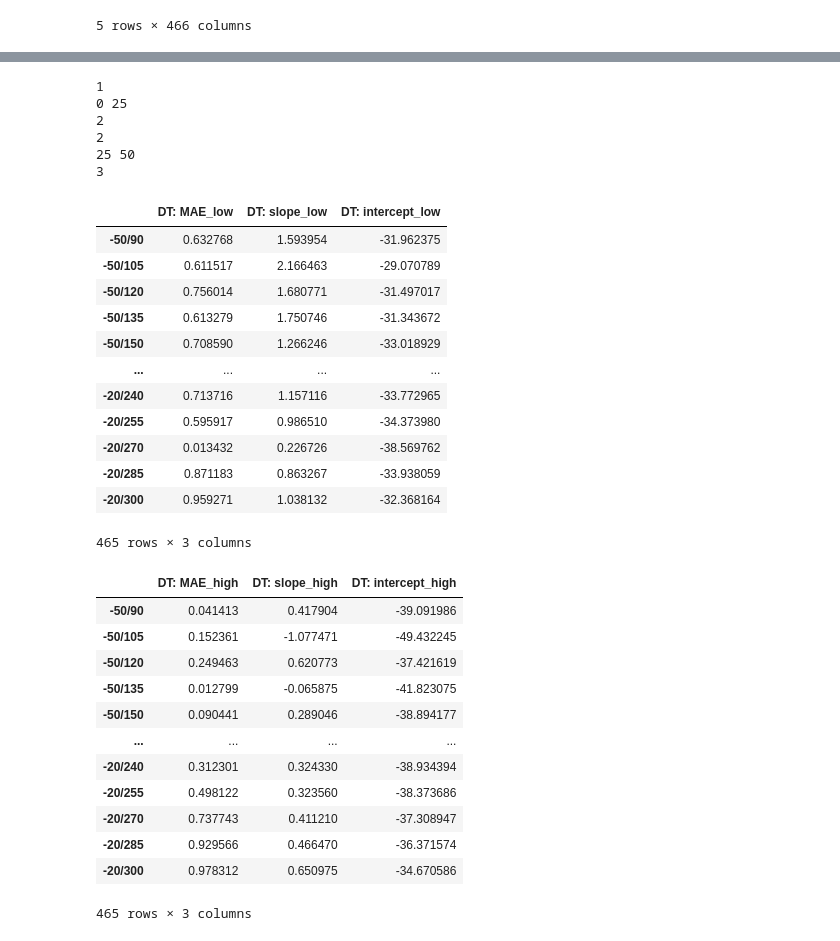
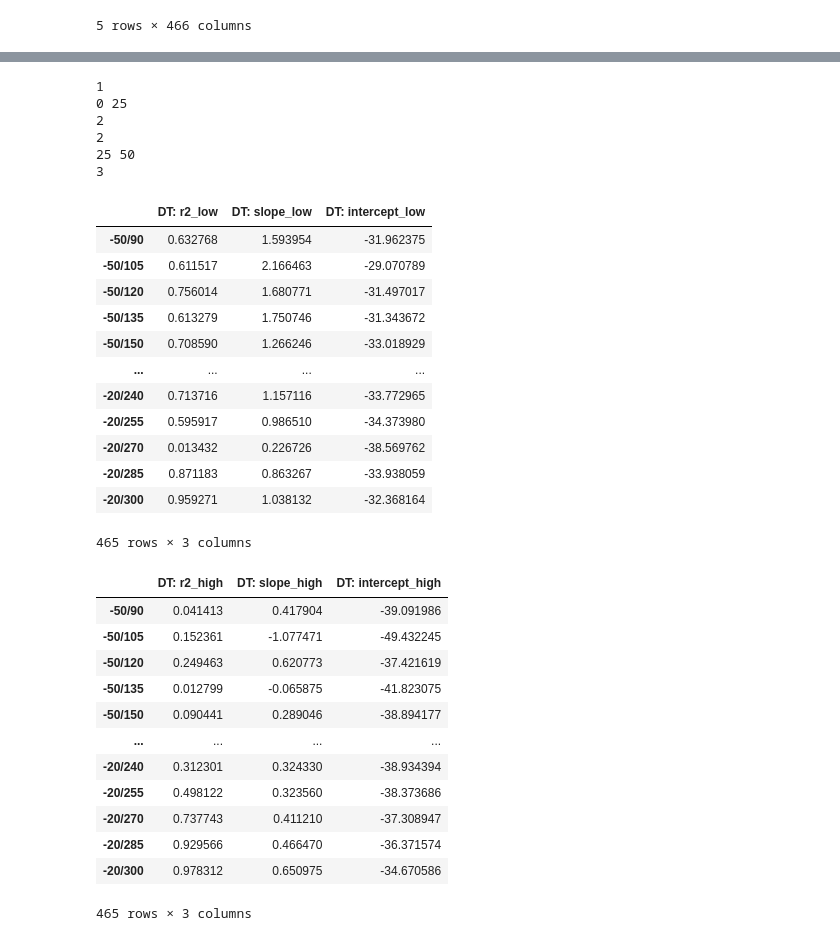
Before and after one commit to TimeKP/AI-study-contents, a Jupyter notebook: Section2_project_5nm.ipynb, the cells around one changed output, grey strips where cells are left out. Cells and saved outputs as stored; diff of their text form; code cells hidden in the pictures.

```diff
--- a/Section2_project_5nm.ipynb
+++ b/Section2_project_5nm.ipynb
@@ -112,8 +112,8 @@ model_SE = LinearRegression() # 예측모델 인스턴스를 만들기
 
 model_columns = column_names[1:]
 
-coef_SE_low = pd.DataFrame(columns = ['SE: MAE_low', 'SE: slope_low', 'SE: intercept_low'])
-coef_SE_high = pd.DataFrame(columns = ['SE: MAE_high', 'SE: slope_high', 'SE: intercept_high'])
+coef_SE_low = pd.DataFrame(columns = ['SE: r2_low', 'SE: slope_low', 'SE: intercept_low'])
+coef_SE_high = pd.DataFrame(columns = ['SE: r2_high', 'SE: slope_high', 'SE: intercept_high'])
 
 cycle = 1
 
@@ -134,9 +134,9 @@ for Vds in range (0, 50, 25) :
     intercept = model_SE.intercept_ # intercept by linear regression
 
     if cycle == 1 :
-      coef_SE_low = coef_SE_low.append({'SE: MAE_low' : mae, 'SE: slope_low': slope[0,0], 'SE: intercept_low' : intercept[0]}, ignore_index = True)
+      coef_SE_low = coef_SE_low.append({'SE: r2_low' : mae, 'SE: slope_low': slope[0,0], 'SE: intercept_low' : intercept[0]}, ignore_index = True)
     if cycle == 2 :
-      coef_SE_high = coef_SE_high.append({'SE: MAE_high' : mae, 'SE: slope_high': slope[0,0], 'SE: intercept_high' : intercept[0]}, ignore_index = True)
+      coef_SE_high = coef_SE_high.append({'SE: r2_high' : mae, 'SE: slope_high': slope[0,0], 'SE: intercept_high' : intercept[0]}, ignore_index = True)
 
   cycle = cycle + 1
   print(cycle)
@@ -186,8 +186,8 @@ model_FN = LinearRegression() # 예측모델 인스턴스를 만들기
 
 model_columns = column_names[1:]
 
-coef_FN_low = pd.DataFrame(columns = ['FN: MAE_low', 'FN: slope_low', 'FN: intercept_low'])
-coef_FN_high = pd.DataFrame(columns = ['FN: MAE_high', 'FN: slope_high', 'FN: intercept_high'])
+coef_FN_low = pd.DataFrame(columns = ['FN: r2_low', 'FN: slope_low', 'FN: intercept_low'])
+coef_FN_high = pd.DataFrame(columns = ['FN: r2_high', 'FN: slope_high', 'FN: intercept_high'])
 
 cycle = 1
 
@@ -208,9 +208,9 @@ for Vds in range (0, 50, 25) :
     intercept = model_FN.intercept_ # intercept by linear regression
 
     if cycle == 1 :
-      coef_FN_low = coef_FN_low.append({'FN: MAE_low' : mae, 'FN: slope_low': slope[0,0], 'FN: intercept_low' : intercept[0]}, ignore_index = True)
+      coef_FN_low = coef_FN_low.append({'FN: r2_low' : mae, 'FN: slope_low': slope[0,0], 'FN: intercept_low' : intercept[0]}, ignore_index = True)
     if cycle == 2 :
-      coef_FN_high = coef_FN_high.append({'FN: MAE_high' : mae, 'FN: slope_high': slope[0,0], 'FN: intercept_high' : intercept[0]}, ignore_index = True)
+      coef_FN_high = coef_FN_high.append({'FN: r2_high' : mae, 'FN: slope_high': slope[0,0], 'FN: intercept_high' : intercept[0]}, ignore_index = True)
 
   cycle = cycle + 1
   print(cycle)
@@ -259,8 +259,8 @@ model_DT = LinearRegression() # 예측모델 인스턴스를 만들기
 
 model_columns = column_names[1:]
 
-coef_DT_low = pd.DataFrame(columns = ['DT: MAE_low', 'DT: slope_low', 'DT: intercept_low'])
-coef_DT_high = pd.DataFrame(columns = ['DT: MAE_high', 'DT: slope_high', 'DT: intercept_high'])
+coef_DT_low = pd.DataFrame(columns = ['DT: r2_low', 'DT: slope_low', 'DT: intercept_low'])
+coef_DT_high = pd.DataFrame(columns = ['DT: r2_high', 'DT: slope_high', 'DT: intercept_high'])
 
 cycle = 1
 
@@ -268,36 +268,36 @@ for Vds in range (0, 50, 25) :
   print(cycle)
   print(Vds, Vds+25)
 
   X_feature = df_DT[['Vds']].iloc[Vds : Vds+25] # make feature table (2-D)
 
   for x in model_columns :
 
     y_target = df_DT[[x]].iloc[Vds : Vds+25] # make target vector (1-D or 2-D)
     model_DT.fit(X_feature.values, y_target) # learn (.fit)
     y_pred = model_DT.predict(X_feature.values) # predict with train data
     mae = r2_score(y_target, y_pred) # evaluate result from train data
 
     slope = model_DT.coef_ # slope by linear regression
     intercept = model_DT.intercept_ # intercept by linear regression
 
     if cycle == 1 :
-      coef_DT_low = coef_DT_low.append({'DT: MAE_low' : mae, 'DT: slope_low': slope[0,0], 'DT: intercept_low' : intercept[0]}, ignore_index = True)
+      coef_DT_low = coef_DT_low.append({'DT: r2_low' : mae, 'DT: slope_low': slope[0,0], 'DT: intercept_low' : intercept[0]}, ignore_index = True)
     if cycle == 2 :
-      coef_DT_high = coef_DT_high.append({'DT: MAE_high' : mae, 'DT: slope_high': slope[0,0], 'DT: intercept_high' : intercept[0]}, ignore_index = True)
+      coef_DT_high = coef_DT_high.append({'DT: r2_high' : mae, 'DT: slope_high': slope[0,0], 'DT: intercept_high' : intercept[0]}, ignore_index = True)
 
   cycle = cycle + 1
   print(cycle)
 
 coef_DT_low.index = model_columns
 coef_DT_low
 # %% [output]
 1
 0 25
 2
 2
 25 50
 3
-|  | DT: MAE_low | DT: slope_low | DT: intercept_low |
+|  | DT: r2_low | DT: slope_low | DT: intercept_low |
 | -50/90 | 0.632768 | 1.593954 | -31.962375 |
 | -50/105 | 0.611517 | 2.166463 | -29.070789 |
 | -50/120 | 0.756014 | 1.680771 | -31.497017 |
@@ -314,7 +314,7 @@ coef_DT_low
 coef_DT_high.index = model_columns
 coef_DT_high
 # %% [output]
-|  | DT: MAE_high | DT: slope_high | DT: intercept_high |
+|  | DT: r2_high | DT: slope_high | DT: intercept_high |
 | -50/90 | 0.041413 | 0.417904 | -39.091986 |
 | -50/105 | 0.152361 | -1.077471 | -49.432245 |
 | -50/120 | 0.249463 | 0.620773 | -37.421619 |
```
Also changed, not shown: parts of 12 cells of this notebook.
